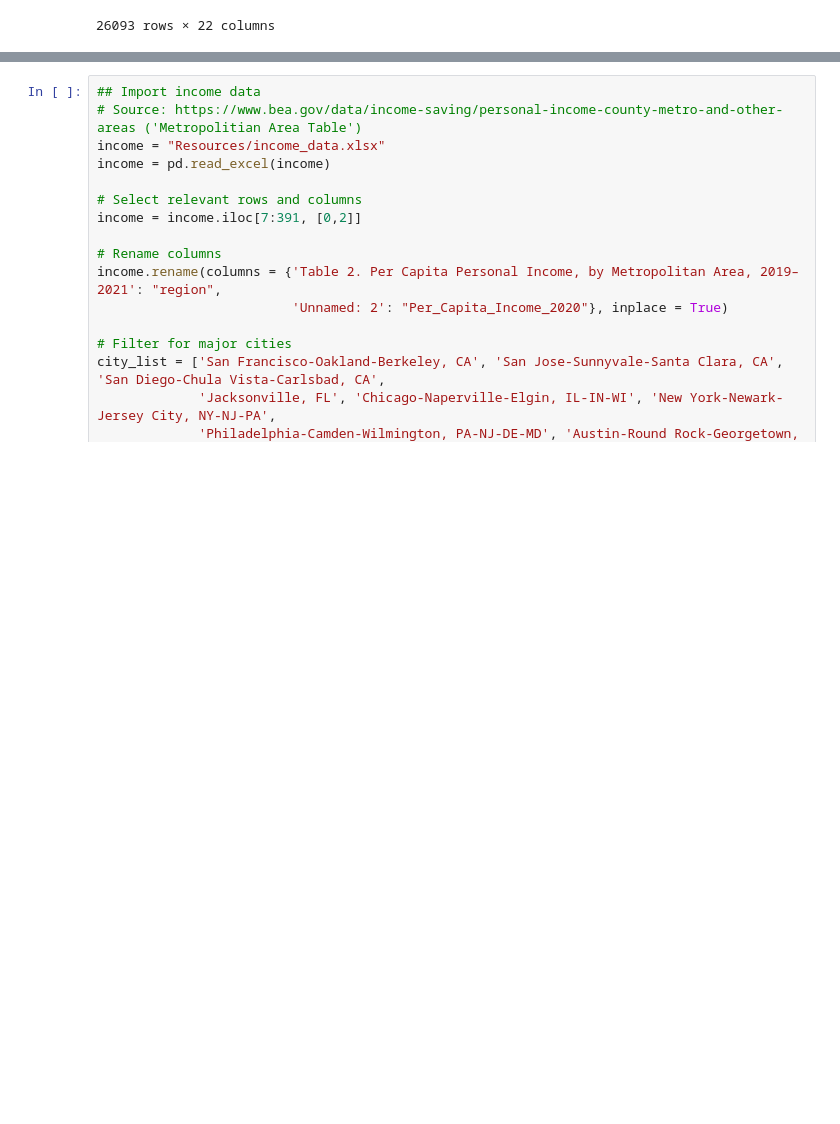
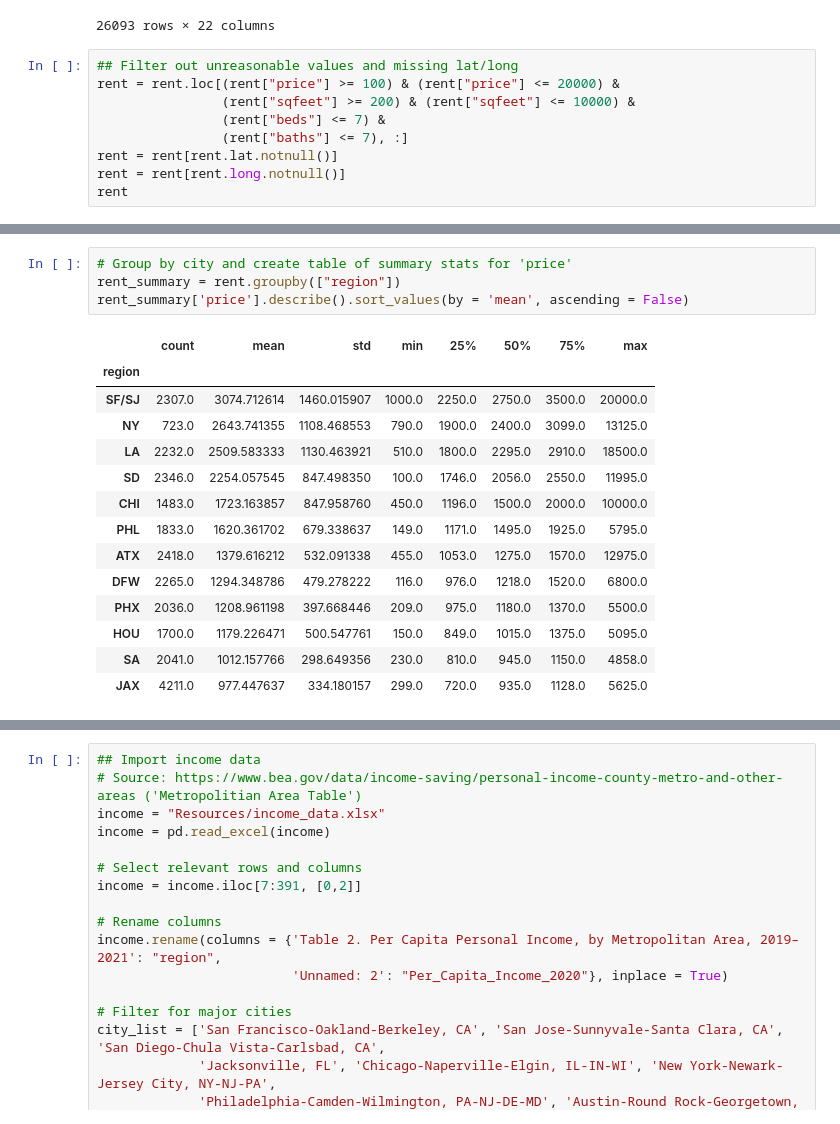
Before and after one commit to ski2488/Project.3, a Jupyter notebook: housing.ipynb, the cells around one changed output, grey strips where cells are left out. Saved outputs shown, nothing was run; the diff lists cells and outputs as text; blank space fills up the shorter version.

Commit message:
Update python file with summary stats

```diff
--- a/housing.ipynb
+++ b/housing.ipynb
@@ -35,3 +35,12 @@ rent
 | 26091 | 7049461332 | https://sandiego.craigslist.org/n... | SD | https://sandiego.craigslist.org | 1646 | apartment | 812 | 2 | 1.0 | 1 | ... |
 | 26092 | 7049460063 | https://sandiego.craigslist.org/n... | SD | https://sandiego.craigslist.org | 1462 | apartment | 668 | 1 | 1.0 | 1 | ... |
 26093 rows × 22 columns
+# %%
+## Filter out unreasonable values and missing lat/long
+rent = rent.loc[(rent["price"] >= 100) & (rent["price"] <= 20000) &
+                (rent["sqfeet"] >= 200) & (rent["sqfeet"] <= 10000) &
+                (rent["beds"] <= 7) &
+                (rent["baths"] <= 7), :]
+rent = rent[rent.lat.notnull()]
+rent = rent[rent.long.notnull()]
+rent
@@ -37,0 +61,19 @@ rent
+# %%
+# Group by city and create table of summary stats for 'price'
+rent_summary = rent.groupby(["region"])
+rent_summary['price'].describe().sort_values(by = 'mean', ascending = False)
+# %% [output]
+|  | count | mean | std | min | 25% | 50% | 75% | max |
+| region |  |  |  |  |  |  |  |  |
+| SF/SJ | 2307.0 | 3074.712614 | 1460.015907 | 1000.0 | 2250.0 | 2750.0 | 3500.0 | 20000.0 |
+| NY | 723.0 | 2643.741355 | 1108.468553 | 790.0 | 1900.0 | 2400.0 | 3099.0 | 13125.0 |
+| LA | 2232.0 | 2509.583333 | 1130.463921 | 510.0 | 1800.0 | 2295.0 | 2910.0 | 18500.0 |
+| SD | 2346.0 | 2254.057545 | 847.498350 | 100.0 | 1746.0 | 2056.0 | 2550.0 | 11995.0 |
+| CHI | 1483.0 | 1723.163857 | 847.958760 | 450.0 | 1196.0 | 1500.0 | 2000.0 | 10000.0 |
+| PHL | 1833.0 | 1620.361702 | 679.338637 | 149.0 | 1171.0 | 1495.0 | 1925.0 | 5795.0 |
+| ATX | 2418.0 | 1379.616212 | 532.091338 | 455.0 | 1053.0 | 1275.0 | 1570.0 | 12975.0 |
+| DFW | 2265.0 | 1294.348786 | 479.278222 | 116.0 | 976.0 | 1218.0 | 1520.0 | 6800.0 |
+| PHX | 2036.0 | 1208.961198 | 397.668446 | 209.0 | 975.0 | 1180.0 | 1370.0 | 5500.0 |
+| HOU | 1700.0 | 1179.226471 | 500.547761 | 150.0 | 849.0 | 1015.0 | 1375.0 | 5095.0 |
+| SA | 2041.0 | 1012.157766 | 298.649356 | 230.0 | 810.0 | 945.0 | 1150.0 | 4858.0 |
+| JAX | 4211.0 | 977.447637 | 334.180157 | 299.0 | 720.0 | 935.0 | 1128.0 | 5625.0 |
```
Also changed, not shown: parts of 8 cells of this notebook.
